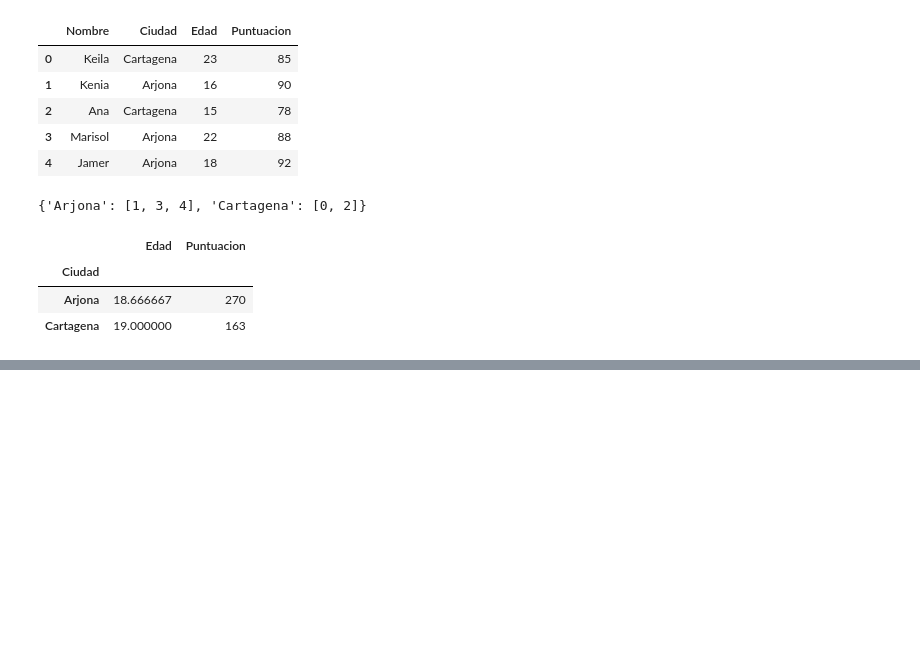
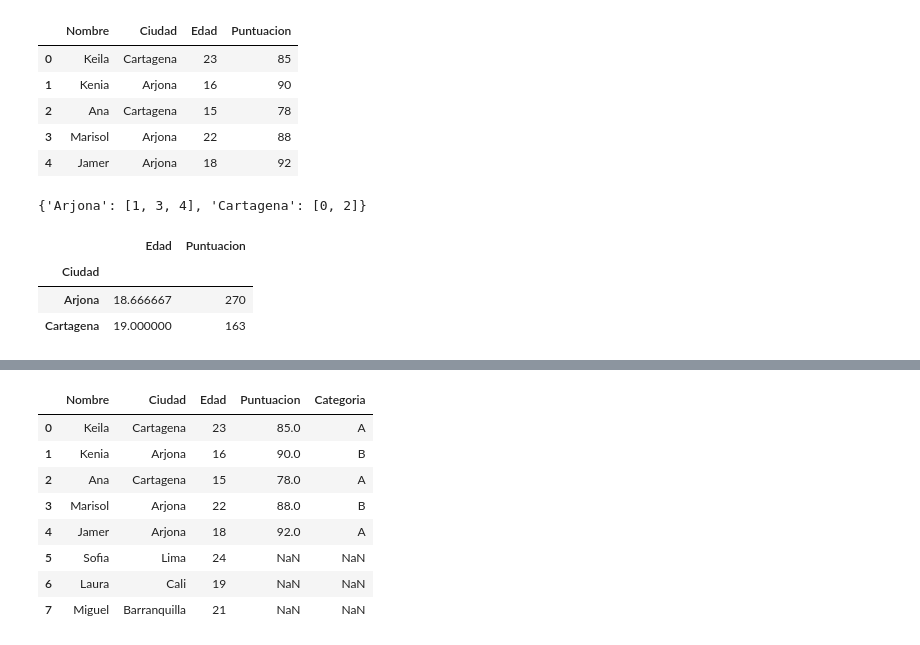
Before and after one commit to contreraskei/data-analysis-with-Python, a Jupyter notebook: analisisdedatos.ipynb, the cells around one changed output, grey strips where cells are left out. Cells and saved outputs as stored; diff of their text form; code cells hidden in the pictures; blank space fills up the shorter version.

Commit message:
Añadiendo nuevos notebooks

```diff
--- a/analisisdedatos.ipynb
+++ b/analisisdedatos.ipynb
@@ -291,0 +314,4 @@ agregated
+# %%
+data2 ["Categoria"] = ["A", "B", "A", "B", "A"]
+df2 = pd.DataFrame(data2)
+df2
@@ -291,0 +348,9 @@ agregated
+# %%
+#Agregar nuevos datos a un DataFrame existente
+
+data = {
+      'Nombre': ['Laura', 'Miguel'],
+      'Edad': [19, 21]
+}
+df_new = pd.DataFrame(data)
+df_new
@@ -291,0 +361,4 @@ agregated
+# %%
+#Agregar un columna al nuevo DataFrame
+df_new['Ciudad'] = ['Cali', 'Barranquilla']
+df_new
@@ -291,0 +369,12 @@ agregated
+# %%
+#Insertar una nueva fila al DataFrame existente
+#Crear la fila
+new_row = pd.Series({
+    "Nombre": "Sofia", "Edad": 24,
+    "Ciudad": "Lima"
+})
+
+#Agregar la fila al DataFrame
+df2= pd.concat([df2, new_row.to_frame().T], ignore_index=True)
+
+df2
@@ -291,0 +389,15 @@ agregated
+# %%
+#Combinar DataFrames de forma vertical
+
+df_combined = pd.concat([df2, df_new], ignore_index=True)
+df_combined
+# %% [output]
+|  | Nombre | Ciudad | Edad | Puntuacion | Categoria |
+| 0 | Keila | Cartagena | 23 | 85.0 | A |
+| 1 | Kenia | Arjona | 16 | 90.0 | B |
+| 2 | Ana | Cartagena | 15 | 78.0 | A |
+| 3 | Marisol | Arjona | 22 | 88.0 | B |
+| 4 | Jamer | Arjona | 18 | 92.0 | A |
+| 5 | Sofia | Lima | 24 | NaN | NaN |
+| 6 | Laura | Cali | 19 | NaN | NaN |
+| 7 | Miguel | Barranquilla | 21 | NaN | NaN |
```
Also changed, not shown: parts of 13 cells of this notebook, 5 other files.
